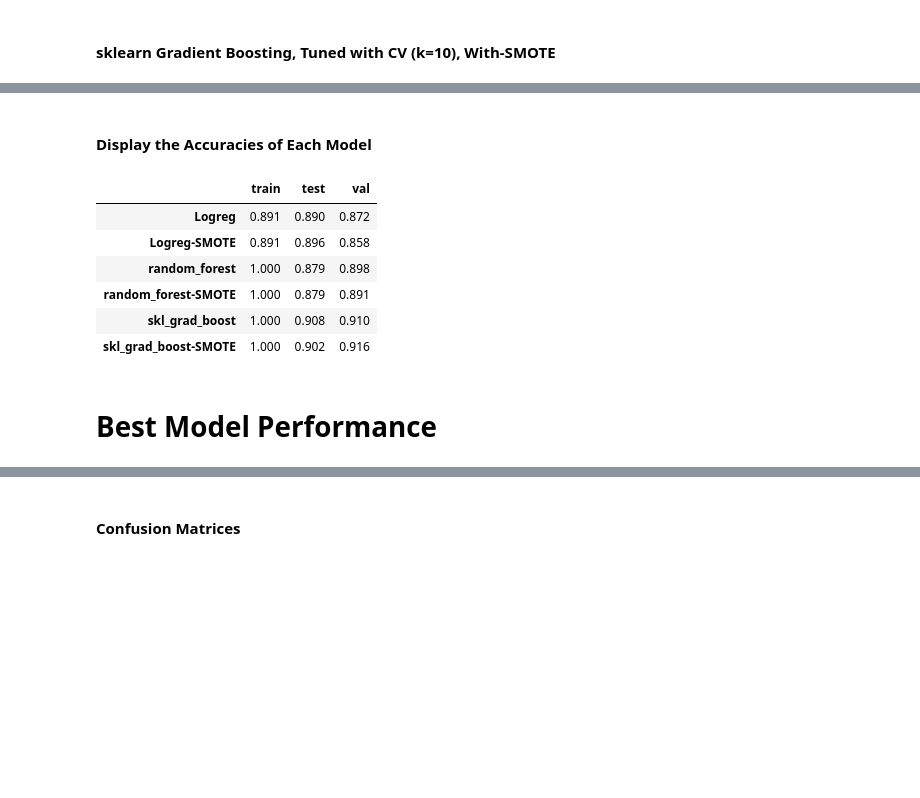
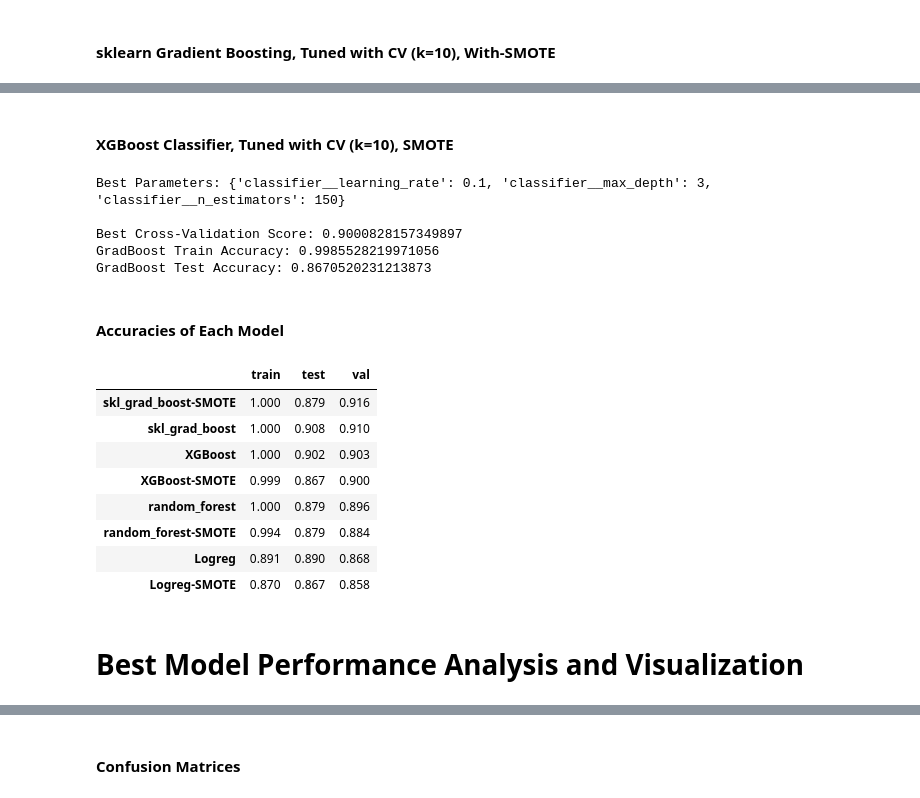
Before and after one commit to Adam-Boesky/Classifying_Galaxies, a Jupyter notebook: modeling/final-models.ipynb, the cells around one changed output, grey strips where cells are left out. Cells and saved outputs as stored; diff of their text form; code cells hidden in the pictures; blank space fills up the shorter version.

```diff
--- a/modeling/final-models.ipynb
+++ b/modeling/final-models.ipynb
@@ -194,8 +227,8 @@ param_grid = {'max_depth': np.arange(5, 15, 1), 'criterion': ['gini', 'entropy']
 rf_base = RandomForestClassifier(n_estimators=100, random_state=109)
 
 # Perform the cross_validation
-grid_search = GridSearchCV(rf_base, param_grid, cv=25, scoring='accuracy').fit(X_train_std, y_train_hubble)
-print("Best Parameters:", grid_search.best_params_)
+grid_search = GridSearchCV(rf_base, param_grid, cv=10, scoring='accuracy').fit(X_train_std, y_train_hubble)
+print("Best Parameters:", grid_search.best_params_, "\n")
 print("Best Cross-Validation Score:", grid_search.best_score_)
 best_params = grid_search.best_params_
 
@@ -261,8 +302,8 @@ param_grid = {"max_depth": [2, 3, 4], "learning_rate": [0.001, 0.01, 0.1], "n_es
 boost_base = GradientBoostingClassifier(random_state=109)
 
 # Perform grid search
-grid_search = GridSearchCV(boost_base, param_grid, cv=10, scoring='accuracy', verbose=1).fit(X_train_std, y_train_hubble)
-print("Best Parameters:", grid_search.best_params_)
+grid_search = GridSearchCV(boost_base, param_grid, cv=10, scoring='accuracy').fit(X_train_std, y_train_hubble)
+print("Best Parameters:", grid_search.best_params_, "\n")
 print("Best Cross-Validation Score:", grid_search.best_score_)
 best_params = grid_search.best_params_
 
@@ -322,14 +404,58 @@ GradBoost Test Accuracy: 0.9017341040462428
+# %% [markdown]
+#### XGBoost Classifier, Tuned with CV (k=10), SMOTE
+# %%
+# Parameters to tune with CV
+param_grid = { "classifier__max_depth": [2, 3, 4], "classifier__learning_rate": [0.001, 0.01, 0.1], "classifier__n_estimators": [50, 100, 150]}
+
+# Pipeline for CV with SMOTE
+pipeline = Pipeline([
+    ('smote', SMOTE(random_state=109)),
+    ('classifier', XGBClassifier(random_state=109))
+])
+
+# Grid serach CV
+grid_search = GridSearchCV(pipeline, param_grid, cv=10, scoring='accuracy').fit(X_train_std, y_train_hubble)
+print("Best Parameters:", grid_search.best_params_, "\n")
+print("Best Cross-Validation Score:", grid_search.best_score_)
+best_params = grid_search.best_params_
+
+# Fit the best model based on the CV, and calculate the train and test accuracies of best estimator
+base_best_XGbooster_SMOTE = XGBClassifier(max_depth=best_params['classifier__max_depth'], learning_rate=best_params['classifier__learning_rate'], n_estimators=best_params['classifier__n_estimators'], random_state=109)
+best_XGbooster_SMOTE = Pipeline([
+    ('smote', SMOTE(random_state=109)),
+    ('classifier', base_best_XGbooster_SMOTE)
+]).fit(X_train_std, y_train_hubble)
+
+# Calculate train and test accuracies
+best_XGbooster_train_acc_SMOTE = best_XGbooster_SMOTE.score(X_train_std, y_train_hubble)
+best_XGbooster_test_acc_SMOTE = best_XGbooster_SMOTE.score(X_test_std, y_test_hubble)
+print("GradBoost Train Accuracy:", best_XGbooster_train_acc_SMOTE)
+print("GradBoost Test Accuracy:", best_XGbooster_test_acc_SMOTE)
+
+hubble_accuracies['XGBoost-SMOTE'] = {
+    'train': best_XGbooster_train_acc_SMOTE,
+    'test' : best_XGbooster_test_acc_SMOTE,
+    'val': grid_search.best_score_
+}
+# %% [output]
+Best Parameters: {'classifier__learning_rate': 0.1, 'classifier__max_depth': 3, 'classifier__n_estimators': 150}
+
+Best Cross-Validation Score: 0.9000828157349897
+GradBoost Train Accuracy: 0.9985528219971056
+GradBoost Test Accuracy: 0.8670520231213873
 # %% [markdown]
-#### Display the Accuracies of Each Model
+#### Accuracies of Each Model
 # %%
-display(pd.DataFrame(hubble_accuracies).T)
+display(pd.DataFrame(hubble_accuracies).T.sort_values(by="val", ascending=False))
 # %% [output]
 |  | train | test | val |
-| Logreg | 0.891 | 0.890 | 0.872 |
-| Logreg-SMOTE | 0.891 | 0.896 | 0.858 |
-| random_forest | 1.000 | 0.879 | 0.898 |
-| random_forest-SMOTE | 1.000 | 0.879 | 0.891 |
+| skl_grad_boost-SMOTE | 1.000 | 0.879 | 0.916 |
 | skl_grad_boost | 1.000 | 0.908 | 0.910 |
-| skl_grad_boost-SMOTE | 1.000 | 0.902 | 0.916 |
+| XGBoost | 1.000 | 0.902 | 0.903 |
+| XGBoost-SMOTE | 0.999 | 0.867 | 0.900 |
+| random_forest | 1.000 | 0.879 | 0.896 |
+| random_forest-SMOTE | 0.994 | 0.879 | 0.884 |
+| Logreg | 0.891 | 0.890 | 0.868 |
+| Logreg-SMOTE | 0.870 | 0.867 | 0.858 |
 # %% [markdown]
-# Best Model Performance
+# Best Model Performance Analysis and Visualization
```
Also changed, not shown: parts of 30 cells of this notebook.
